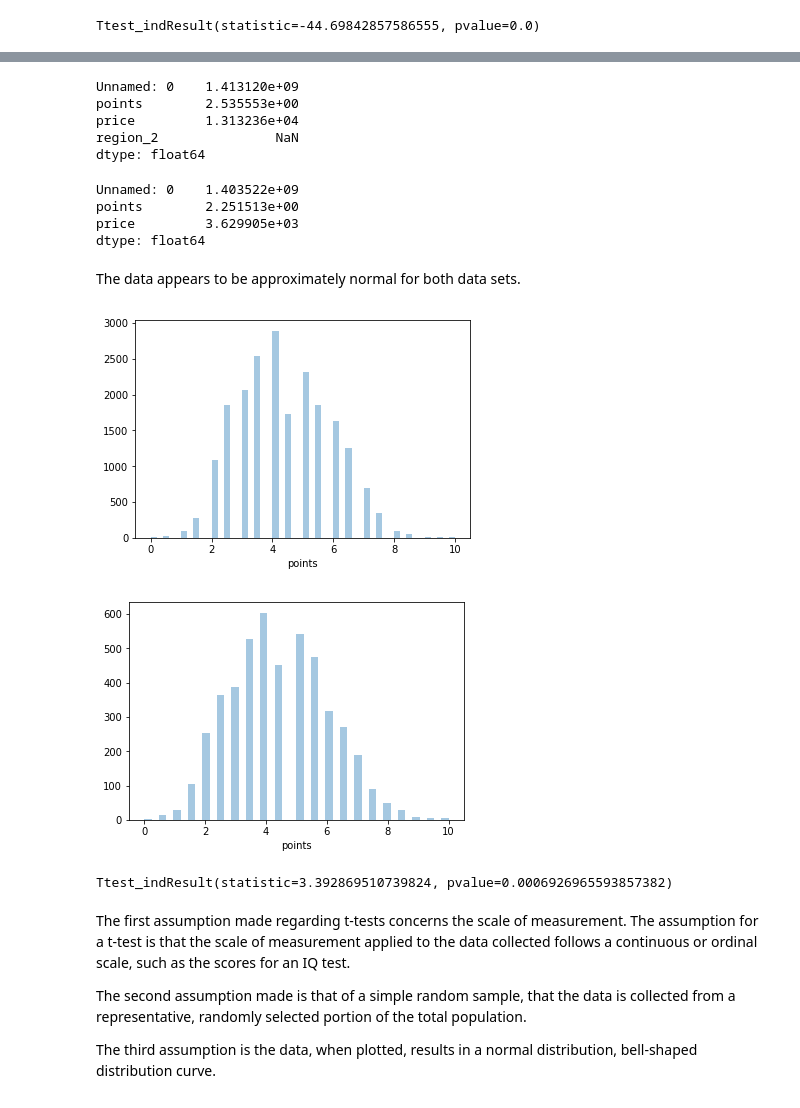
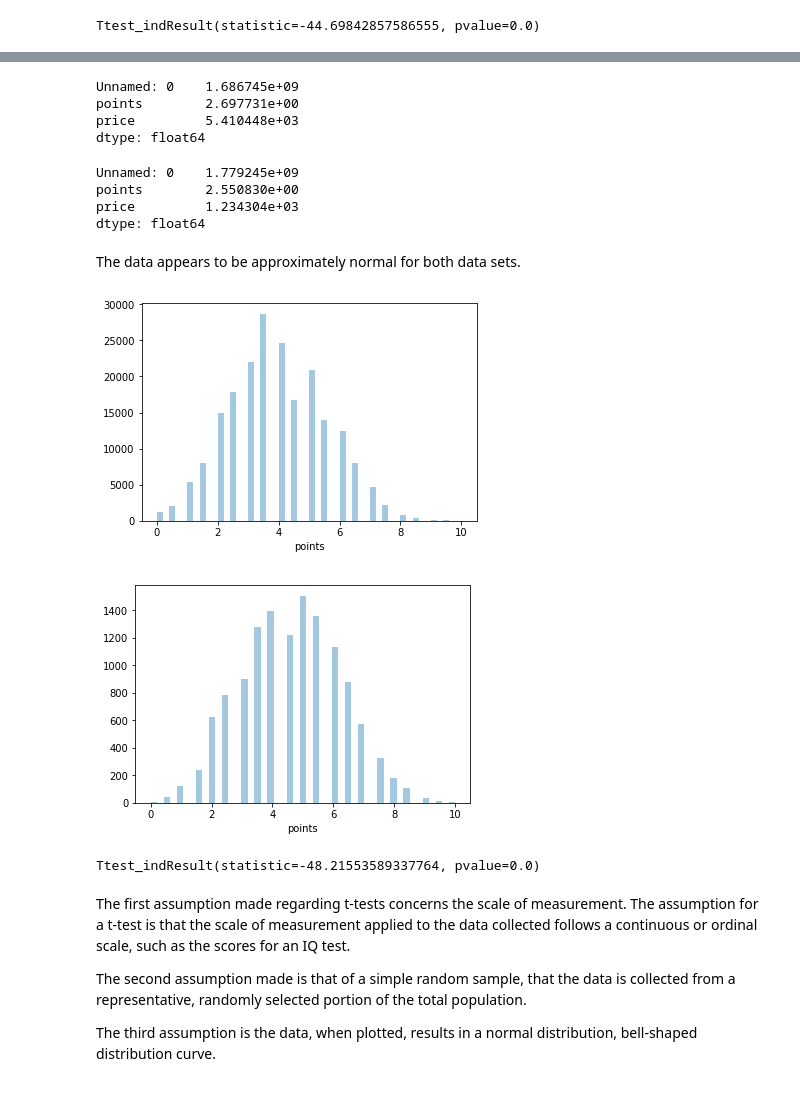
Before and after one commit to 7465BOOSC/Data-Mining-Project, a Jupyter notebook: Wine_Reviews.ipynb, the cells around one changed output, grey strips where cells are left out. Saved outputs shown, nothing was run; the diff lists cells and outputs as text; code cells hidden in the pictures.

Commit message:
Made changes to the data to determine significance for p value
This new file shows the representation of the wines and proves the significance of the wines in the data set.

```diff
--- a/Wine_Reviews.ipynb
+++ b/Wine_Reviews.ipynb
@@ -42,0 +56,7 @@ print(wine_data)
+# %%
+print(wine_data['taster_name'].value_counts())
+print()
+print(wine_data['taster_name'].isnull().value_counts())
+wine_data['taster_name'].fillna(value = "anonymous", inplace = True)
+print(wine_data['taster_name'].isnull().value_counts())
+wine_data['taster_name'].value_counts()
@@ -42,0 +98,6 @@ print(wine_data)
+# %%
+print(wine_data['taster_twitter_handle'].value_counts())
+print()
+print(wine_data['taster_twitter_handle'].isnull().value_counts())
+wine_data['taster_twitter_handle'].fillna(value = "anonymous", inplace = True)
+print(wine_data['taster_twitter_handle'].value_counts())
@@ -475,0 +625,9 @@ rvoss_t2 = rvoss_reviews.loc[rvoss_reviews['variety'] != 'Bordeaux-style Red Ble
+# %%
+neutral_reviewers = wine_data.loc[wine_data['taster_name'] == 'Roger Voss']
+ms = wine_data.loc[wine_data['taster_name'] == 'Michael Schachner']
+kk = wine_data.loc[wine_data['taster_name'] == 'Kerin O\'Keefe']
+anon = wine_data.loc[wine_data['taster_name'] == 'anonymous']
+neutral_reviewers = neutral_reviewers.append(ms, ignore_index = True)
+neutral_reviewers = neutral_reviewers.append(kk,  ignore_index = True)
+neutral_reviewers = neutral_reviewers.append(anon,  ignore_index = True)
+print(neutral_reviewers)
@@ -476 +692,12 @@ rvoss_t2 = rvoss_reviews.loc[rvoss_reviews['variety'] != 'Bordeaux-style Red Ble
+# %%
+neutral_t1 = neutral_reviewers.loc[neutral_reviewers['variety'] == 'Bordeaux-style Red Blend']
+neutral_t2 = neutral_reviewers.loc[neutral_reviewers['variety'] != 'Bordeaux-style Red Blend']
+neutral_t3 = neutral_reviewers.loc[neutral_reviewers['variety'] == 'Pinot Noir']
+neutral_t4 = neutral_reviewers.loc[neutral_reviewers['variety'] != 'Pinot Noir']
+neutral_t5 = neutral_reviewers.loc[neutral_reviewers['variety'] == 'Riesling']
+neutral_t6 = neutral_reviewers.loc[neutral_reviewers['variety'] != 'Riesling']
+neutral_t7 = neutral_reviewers.loc[neutral_reviewers['variety'] == 'Grüner Veltliner']
+neutral_t8 = neutral_reviewers.loc[neutral_reviewers['variety'] != 'Grüner Veltliner']
+neutral_t9 = neutral_reviewers.loc[neutral_reviewers['variety'] == 'Syrah']
+neutral_t10 = neutral_reviewers.loc[neutral_reviewers['variety'] != 'Syrah']
 # %%
@@ -521,30 +748,29 @@ rvoss_reviews.groupby('points').count()
 # %%
-rvoss_t1.var()
+neutral_t1.var()
 # %% [output]
-Unnamed: 0    1.413120e+09
-points        2.535553e+00
-price         1.313236e+04
-region_2               NaN
+Unnamed: 0    1.686745e+09
+points        2.697731e+00
+price         5.410448e+03
 dtype: float64
 # %%
-rvoss_t2.var()
+neutral_t2.var()
 # %% [output]
-Unnamed: 0    1.403522e+09
-points        2.251513e+00
-price         3.629905e+03
+Unnamed: 0    1.779245e+09
+points        2.550830e+00
+price         1.234304e+03
 dtype: float64
 # %% [markdown]
 The data appears to be approximately normal for both data sets.
 # %%
-sns.distplot(rvoss_t2.points, kde=False)
+sns.distplot(neutral_t2.points, kde=False)
 plt.show()
 # %% [output]
-[figure, old version]
+[figure, new version]
 # %%
-sns.distplot(rvoss_t1.points, kde=False)
+sns.distplot(neutral_t1.points, kde=False)
 plt.show()
 # %% [output]
-[figure, old version]
+[figure, new version]
 # %%
 #cat1 = my_data[my_data['Category']=='cat1']
 #cat2 = my_data[my_data['Category']=='cat2']
@@ -552,9 +778,9 @@ plt.show()
 
 #Shows that Bordeaux-style Red Blend is significantly different than his other reviews of wine
 #Could represent that he is bias of this specific wine. Testing further
-ttest_ind(rvoss_t1['points'], rvoss_t2['points'])
+ttest_ind(neutral_t2['points'], neutral_t1['points'])
 # %% [output]
-Ttest_indResult(statistic=3.392869510739824, pvalue=0.0006926965593857382)
+Ttest_indResult(statistic=-48.21553589337764, pvalue=0.0)
 # %% [markdown]
 The first assumption made regarding t-tests concerns the scale of measurement. The assumption for a t-test is that the scale of measurement applied to the data collected follows a continuous or ordinal scale, such as the scores for an IQ test.
 
```
Also changed, not shown: parts of 75 cells of this notebook.
